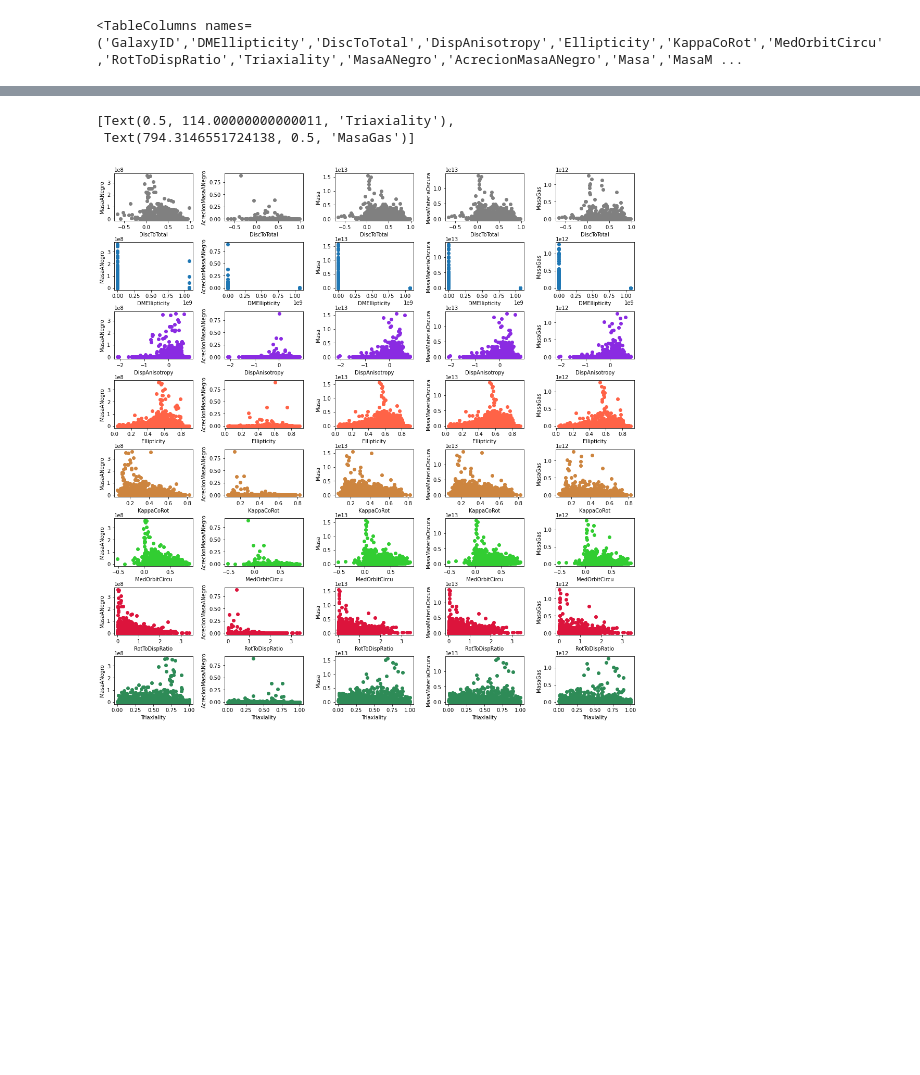
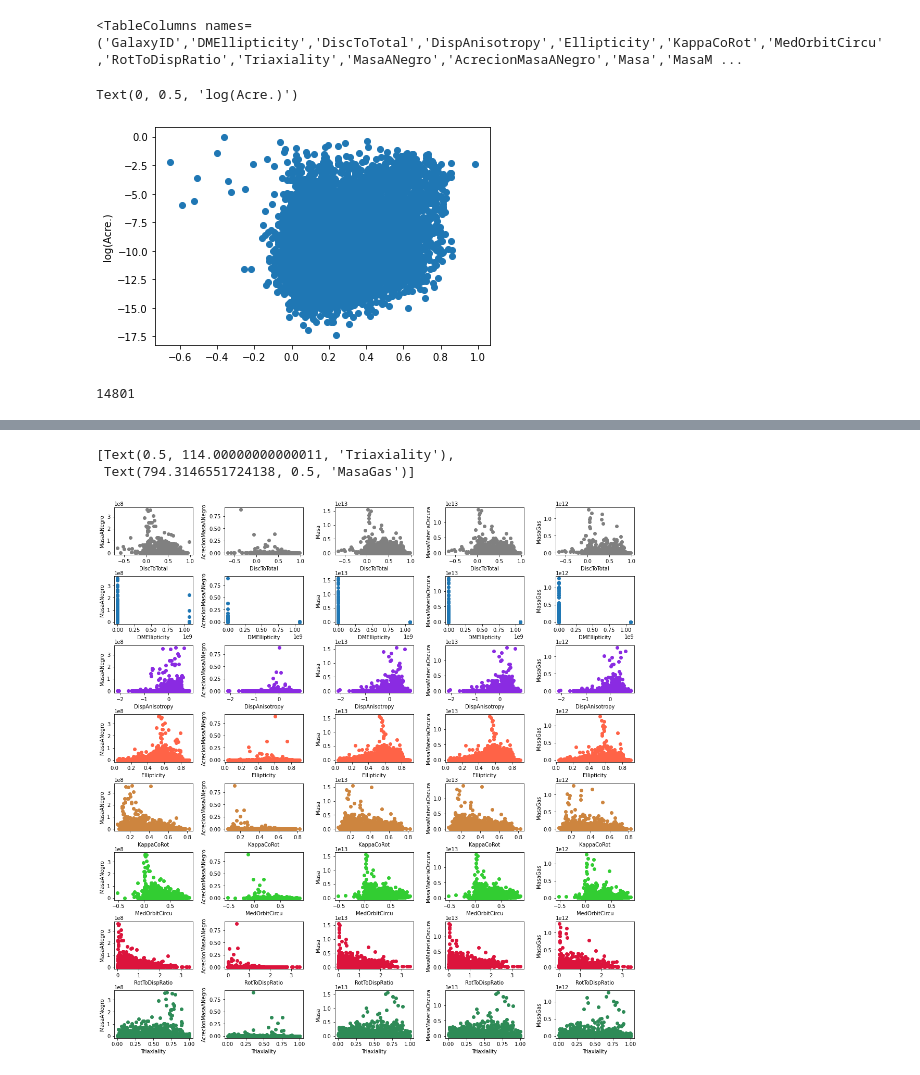
Before and after one commit to MariaPaulaRojas/RECA-internship, a Jupyter notebook: Analysis (code,notebooks)/GraficasIntento1.ipynb, the cells around one changed output, grey strips where cells are left out. Saved outputs shown, nothing was run; the diff lists cells and outputs as text; code cells hidden in the pictures; blank space fills up the shorter version.

```diff
--- a/Analysis (code,notebooks)/GraficasIntento1.ipynb
+++ b/Analysis (code,notebooks)/GraficasIntento1.ipynb
@@ -50,2 +37,2 @@ InconsistentTableError: Number of header columns (1) inconsistent with data colu
 # %%
-Table.read('Query.csv', format='ascii')
+First_table=Table.read('../Data(Querys)/EnsayoQuery.csv', format='ascii')
@@ -72,6 +39,17 @@ Table length=15715
-# %%
-First_table=Table.read('Query.csv', format='ascii')
 # %%
 First_table.columns
 # %% [output]
 <TableColumns names=('GalaxyID','DMEllipticity','DiscToTotal','DispAnisotropy','Ellipticity','KappaCoRot','MedOrbitCircu','RotToDispRatio','Triaxiality','MasaANegro','AcrecionMasaANegro','Masa','MasaM ...
+# %%
+%matplotlib inline
+plt.scatter(First_table['DiscToTotal'], np.log10(First_table['AcrecionMasaANegro']))
+# plt.yscale('log')
+# plt.ylim(1e5,1e9)
+plt.ylabel('log(Acre.)')
+# %% [output]
+Text(0, 0.5, 'log(Acre.)')
+[figure, added]
+# %%
+sum(First_table['AcrecionMasaANegro'] > 0)
+# %% [output]
+14801
```
Also changed, not shown: parts of 15 cells of this notebook, 1 other file.
